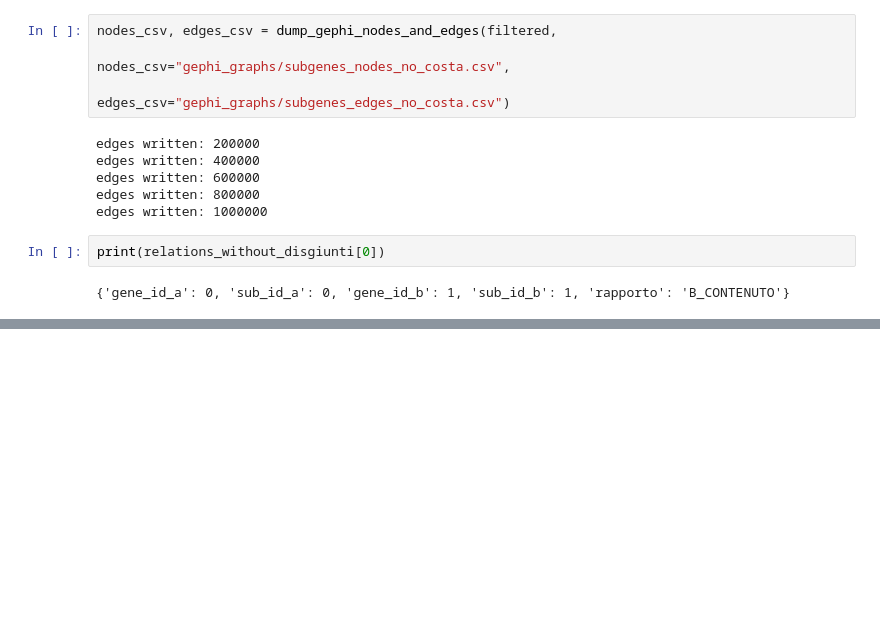
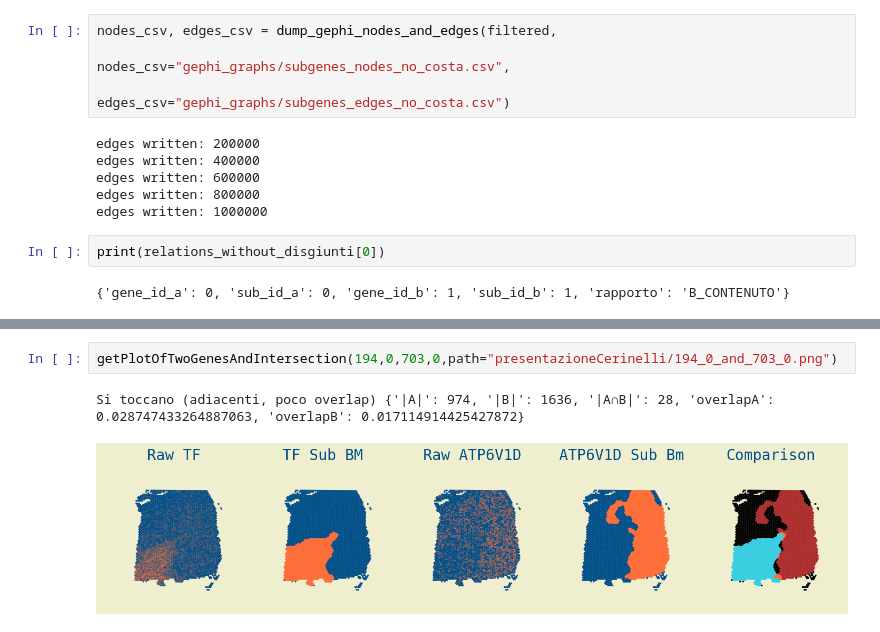
Before and after one commit to Cero1998/Tesi_Cerinelli, a Jupyter notebook: progetto_spunto/progetto/sub_genes_comparator.ipynb, the cells around one changed output, grey strips where cells are left out. Drawn from its saved outputs; the diff is of its cells as text; blank space fills up the shorter version.

```diff
--- a/progetto_spunto/progetto/sub_genes_comparator.ipynb
+++ b/progetto_spunto/progetto/sub_genes_comparator.ipynb
@@ -1058,0 +878,5 @@ print(relations_without_disgiunti[0])
+# %%
+getPlotOfTwoGenesAndIntersection(194,0,703,0,path="presentazioneCerinelli/194_0_and_703_0.png")
+# %% [output]
+Si toccano (adiacenti, poco overlap) {'|A|': 974, '|B|': 1636, '|A∩B|': 28, 'overlapA': 0.028747433264887063, 'overlapB': 0.017114914425427872}
+[figure, added]
```
Also changed, not shown: parts of 20 cells of this notebook, 8 other files.
